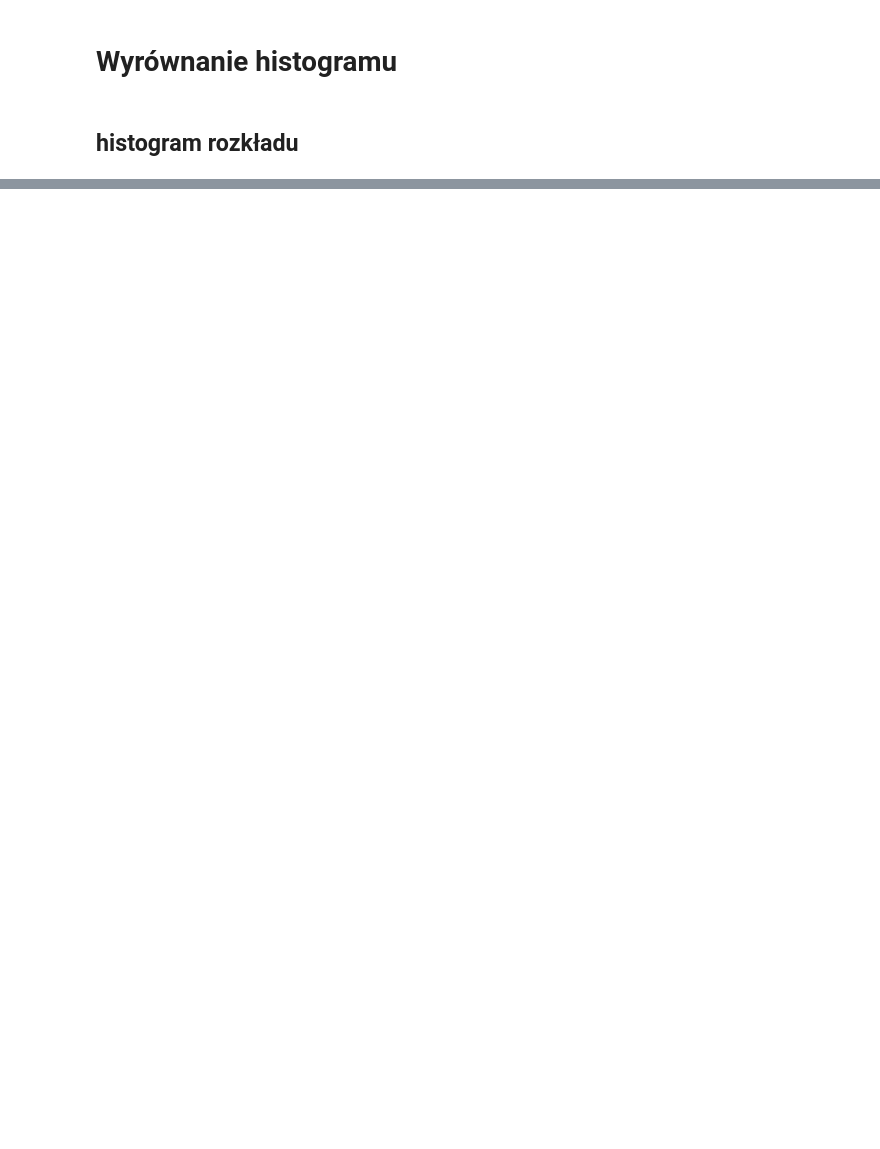
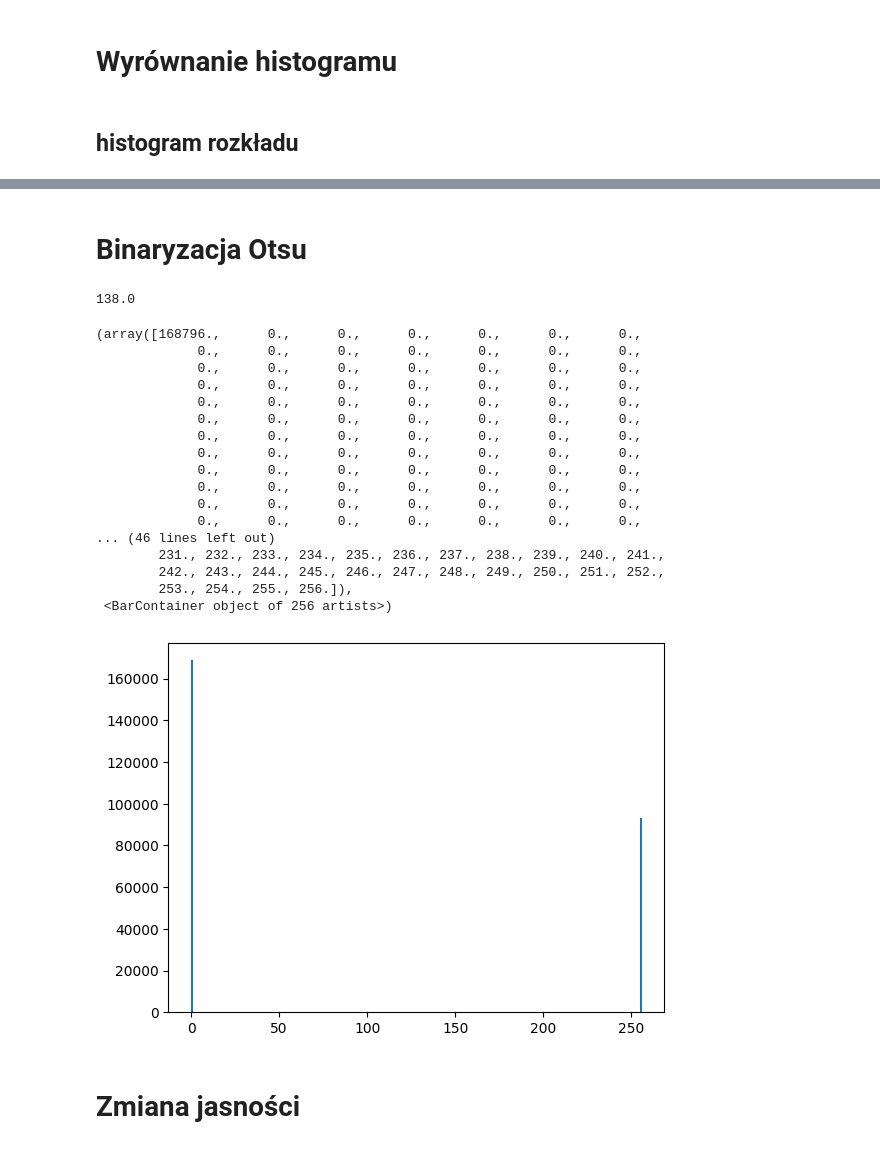
Before and after one commit to dzebrowskii/Histogram-stretching-and-equalization, a Jupyter notebook: zadanie2.ipynb, the cells around one changed output, grey strips where cells are left out. Saved outputs shown, nothing was run; the diff lists cells and outputs as text; code cells hidden in the pictures; blank space fills up the shorter version.

Commit message:
otsu binarization and change brightness

```diff
--- a/zadanie2.ipynb
+++ b/zadanie2.ipynb
@@ -218,3 +219,32 @@ plt.hist(equal_hist_data.flatten(), bins = 255, range= (0,255))
 # %%
 equal_image = Image.fromarray(equal_hist_data)
 equal_image.show()
+# %% [markdown]
+# Binaryzacja Otsu
+# %%
+t, otsu_array = cv2.threshold(img_array, 0, 255, cv2.THRESH_BINARY + cv2.THRESH_OTSU)
+# %%
+t
+# %% [output]
+138.0
+# %%
+plt.hist(otsu_array.flatten(), bins = 256, range=(0,256))
+# %% [output]
+(array([168796.,      0.,      0.,      0.,      0.,      0.,      0.,
+             0.,      0.,      0.,      0.,      0.,      0.,      0.,
+             0.,      0.,      0.,      0.,      0.,      0.,      0.,
+             0.,      0.,      0.,      0.,      0.,      0.,      0.,
+             0.,      0.,      0.,      0.,      0.,      0.,      0.,
+             0.,      0.,      0.,      0.,      0.,      0.,      0.,
+             0.,      0.,      0.,      0.,      0.,      0.,      0.,
+             0.,      0.,      0.,      0.,      0.,      0.,      0.,
+             0.,      0.,      0.,      0.,      0.,      0.,      0.,
+             0.,      0.,      0.,      0.,      0.,      0.,      0.,
+             0.,      0.,      0.,      0.,      0.,      0.,      0.,
+             0.,      0.,      0.,      0.,      0.,      0.,      0.,
+... (46 lines left out)
+        231., 232., 233., 234., 235., 236., 237., 238., 239., 240., 241.,
+        242., 243., 244., 245., 246., 247., 248., 249., 250., 251., 252.,
+        253., 254., 255., 256.]),
+ <BarContainer object of 256 artists>)
+[figure, added]
@@ -220,0 +254,2 @@ equal_image.show()
+# %% [markdown]
+# Zmiana jasności
```
Also changed, not shown: parts of 17 cells of this notebook, 3 other files.
